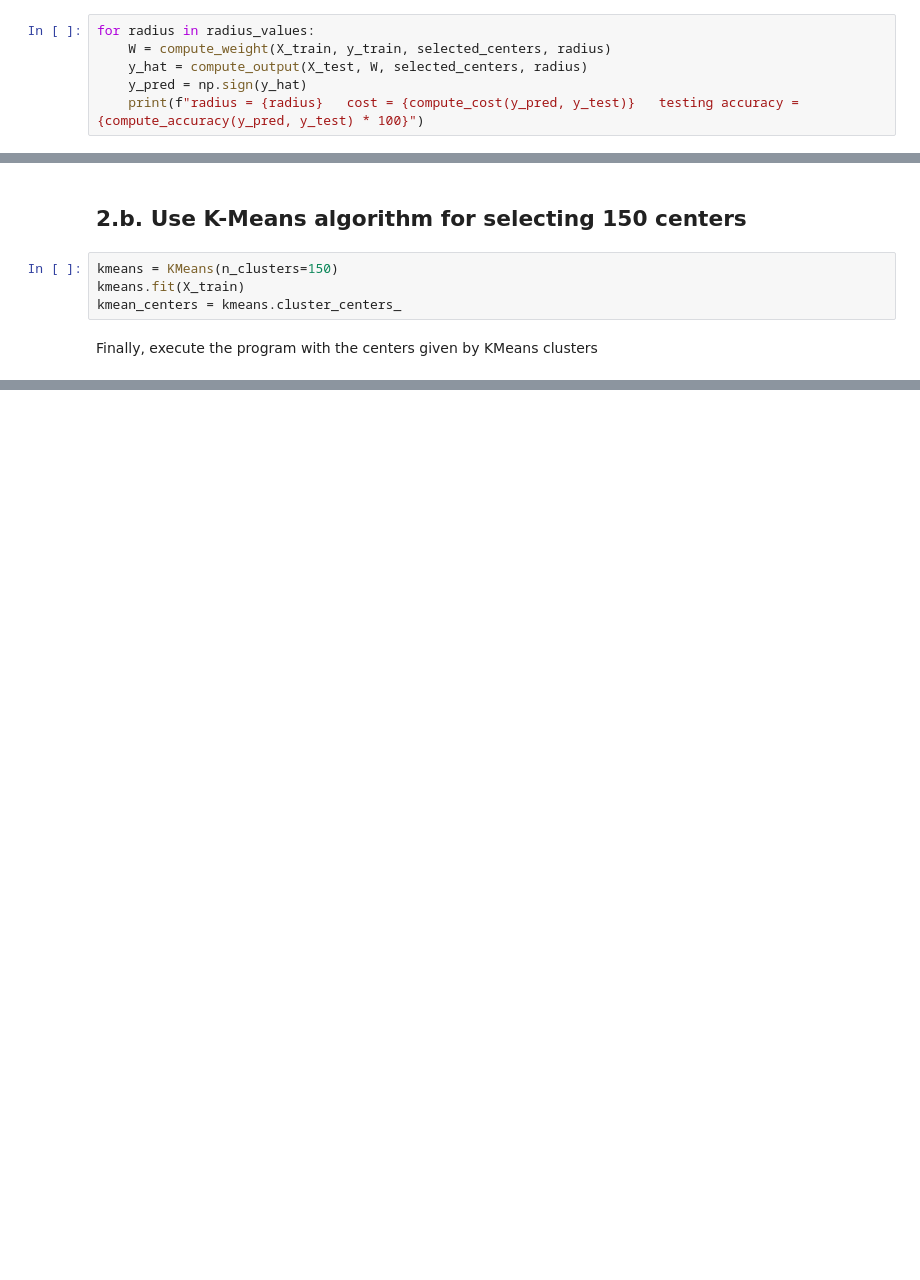
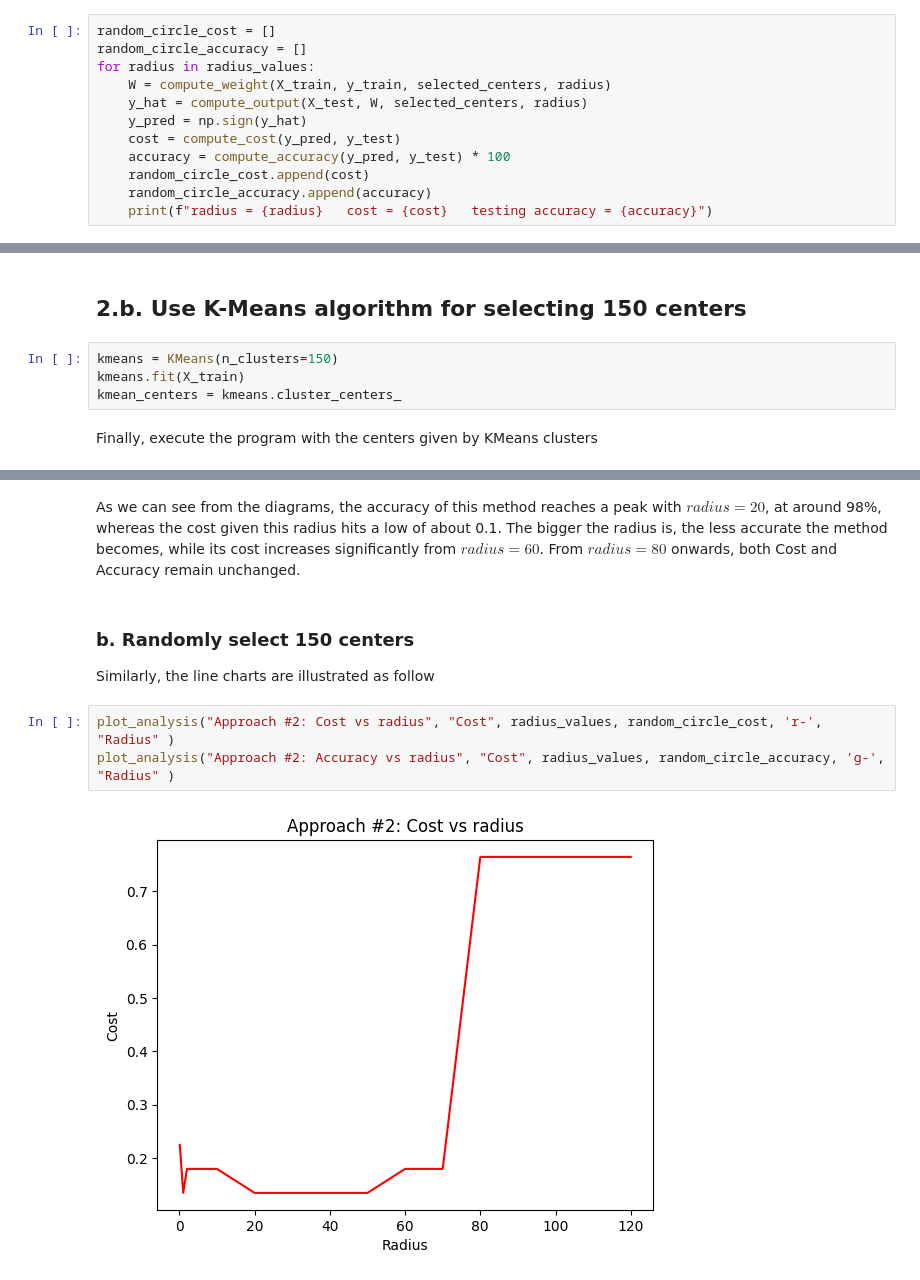
Before and after one commit to ECE657/Assignment2, a Jupyter notebook: Problem2.ipynb, the cells around one changed output, grey strips where cells are left out. Drawn from its saved outputs; the diff is of its cells as text; blank space fills up the shorter version.

```diff
--- a/Problem2.ipynb
+++ b/Problem2.ipynb
@@ -96,9 +97,15 @@ selected_centers = X_train[selected_centers_indices, :]
 # %% [markdown]
 Then, run the whole thing again given the above centers:
 # %%
+random_circle_cost = []
+random_circle_accuracy = []
 for radius in radius_values:
     W = compute_weight(X_train, y_train, selected_centers, radius)
     y_hat = compute_output(X_test, W, selected_centers, radius)
     y_pred = np.sign(y_hat)
-    print(f"radius = {radius}   cost = {compute_cost(y_pred, y_test)}   testing accuracy = {compute_accuracy(y_pred, y_test) * 100}")
+    cost = compute_cost(y_pred, y_test)
+    accuracy = compute_accuracy(y_pred, y_test) * 100
+    random_circle_cost.append(cost)
+    random_circle_accuracy.append(accuracy)
+    print(f"radius = {radius}   cost = {cost}   testing accuracy = {accuracy}")
 # %% [output]
@@ -157,0 +174,10 @@ radius = 200.0   cost = 0.7640449438202247   accuracy = 80.89887640449437
+# %% [markdown]
+As we can see from the diagrams, the accuracy of this method reaches a peak with $radius=20$, at around 98%, whereas the cost given this radius hits a low of about 0.1. The bigger the radius is, the less accurate the method becomes, while its cost increases significantly from $radius=60$. From $radius=80$ onwards, both Cost and Accuracy remain unchanged.
+# %% [markdown]
+### b. Randomly select 150 centers
+Similarly, the line charts are illustrated as follow
+# %%
+plot_analysis("Approach #2: Cost vs radius", "Cost", radius_values, random_circle_cost, 'r-', "Radius" )
+plot_analysis("Approach #2: Accuracy vs radius", "Cost", radius_values, random_circle_accuracy, 'g-', "Radius" )
+# %% [output]
+[figure, added]
```
Also changed, not shown: parts of 18 cells of this notebook, 2 other files.
